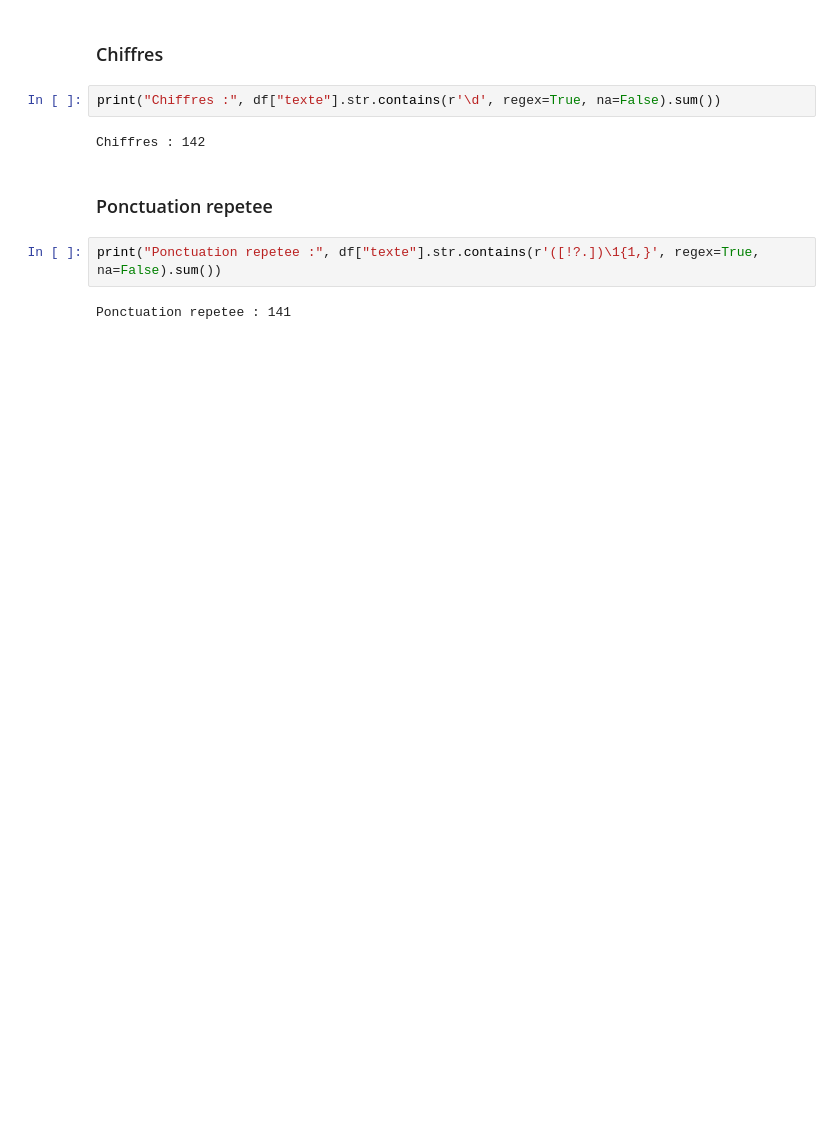
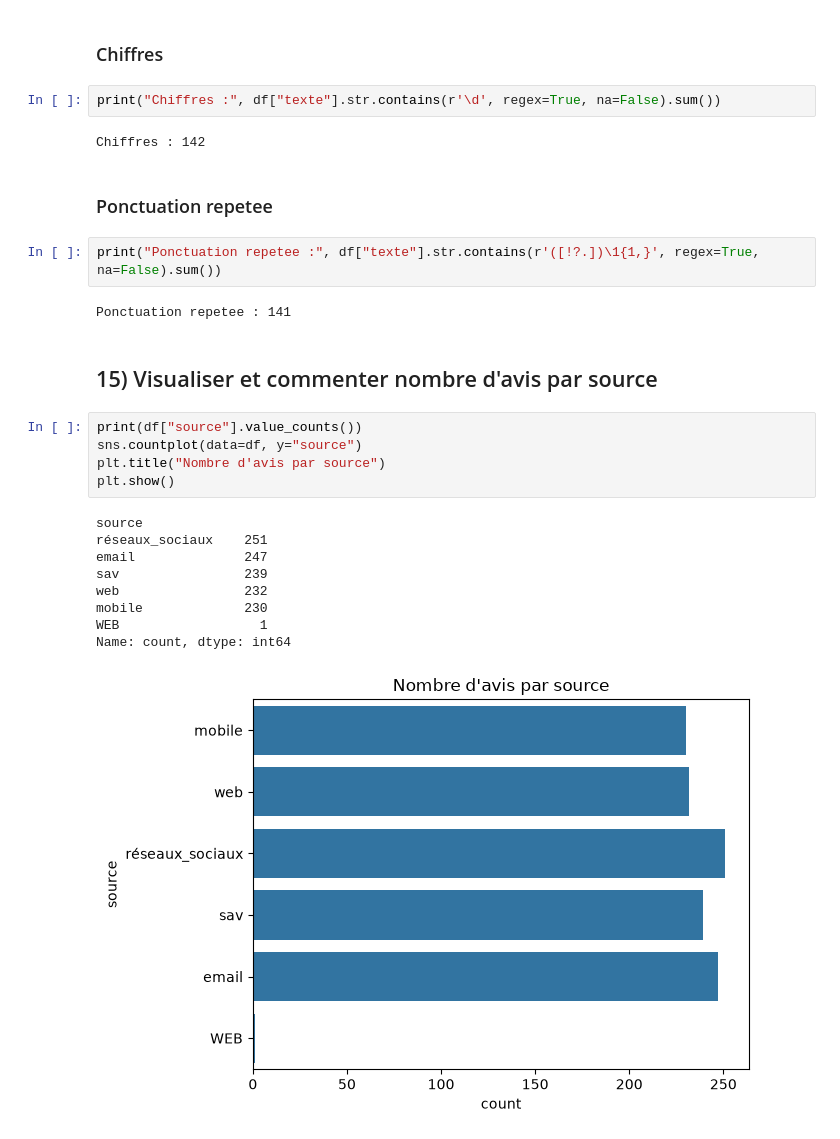
Before and after one commit to Mayra-99/atelier_prepa_donnees_textuelles, a Jupyter notebook: notebooks/atelier_prepa_donnees_textuelles.ipynb, the cells around one changed output. Saved outputs shown, nothing was run; the diff lists cells and outputs as text; blank space fills up the shorter version.

Commit message:
Partie 1 – Exploration du corpus : 15) Visualiser et commenter nombre d'avis par source

```diff
--- a/notebooks/atelier_prepa_donnees_textuelles.ipynb
+++ b/notebooks/atelier_prepa_donnees_textuelles.ipynb
@@ -216,3 +216,20 @@ Chiffres : 142
 print("Ponctuation repetee :", df["texte"].str.contains(r'([!?.])\1{1,}', regex=True, na=False).sum())
 # %% [output]
 Ponctuation repetee : 141
+# %% [markdown]
+## 15) Visualiser et commenter nombre d'avis par source
+# %%
+print(df["source"].value_counts())
+sns.countplot(data=df, y="source")
+plt.title("Nombre d'avis par source")
+plt.show()
+# %% [output]
+source
+réseaux_sociaux    251
+email              247
+sav                239
+web                232
+mobile             230
+WEB                  1
+Name: count, dtype: int64
+[figure, added]
```
Also changed, not shown: parts of 1 cell of this notebook.
